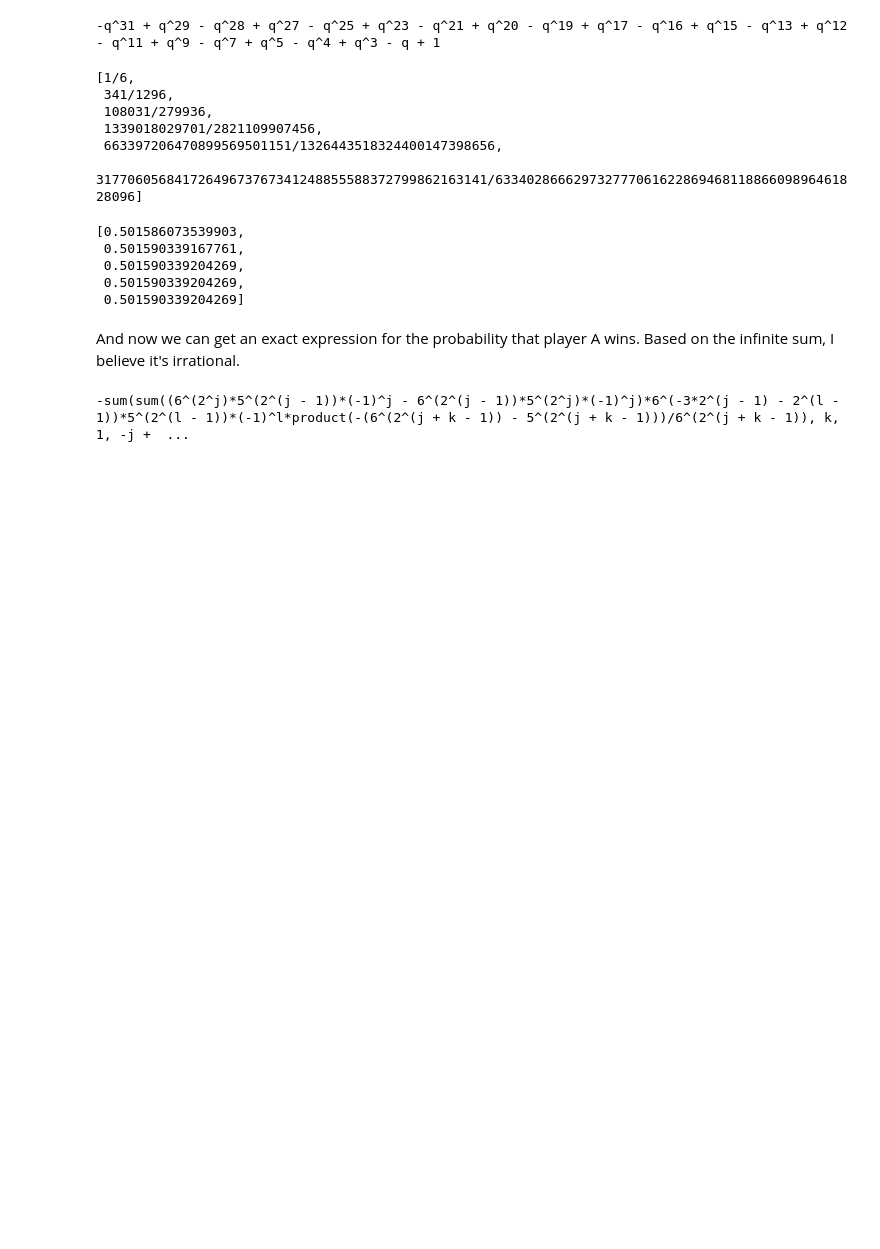
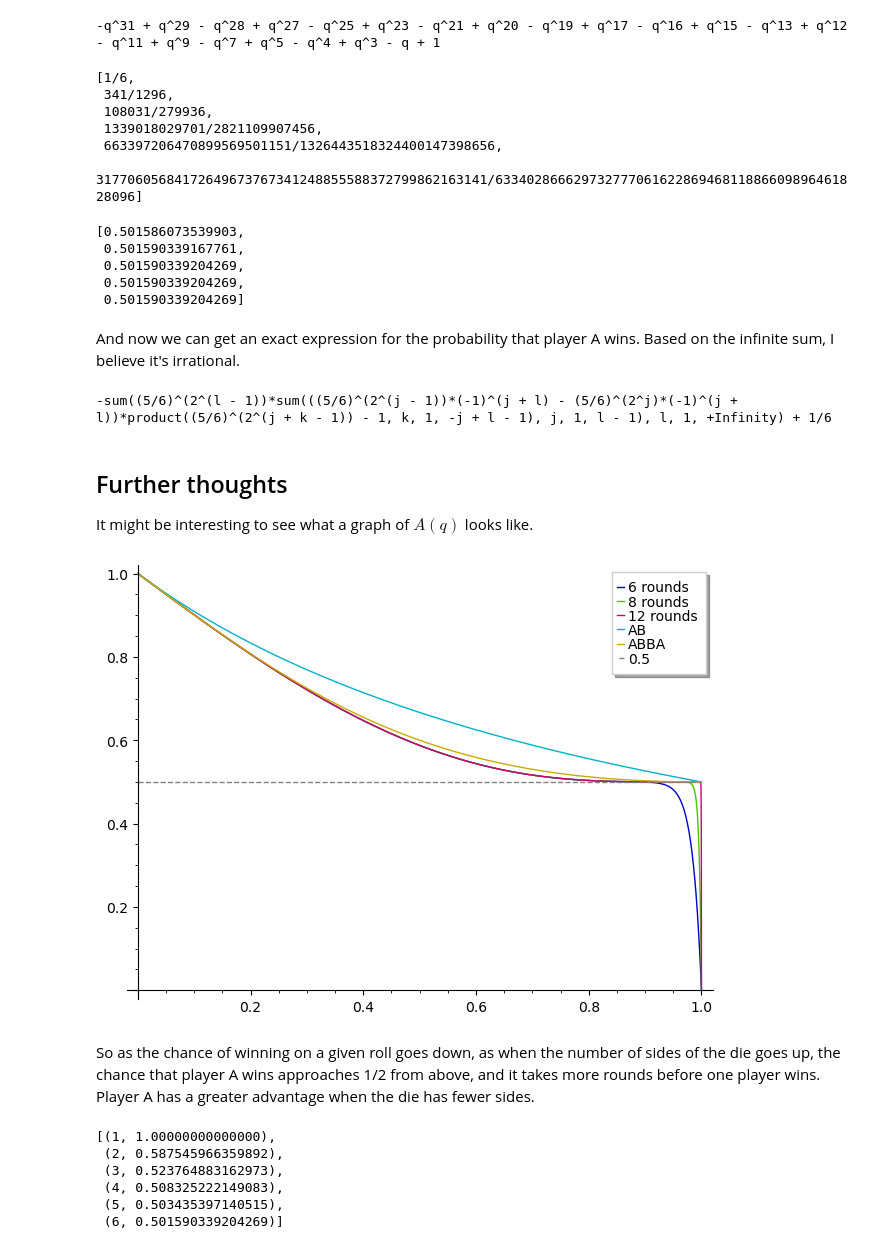
Before and after one commit to qpliu/sunday-puzzle, a Jupyter notebook: riddler/2024/20240726.ipynb, the cells around one changed output. Saved outputs shown, nothing was run; the diff lists cells and outputs as text; code cells hidden in the pictures; blank space fills up the shorter version.

Commit message:
Add further thoughts to fiddler 20240726.

```diff
--- a/riddler/2024/20240726.ipynb
+++ b/riddler/2024/20240726.ipynb
@@ -180,6 +180,27 @@ show([numerical_approx(A(i)(q=5/6).simplify()) for i in [6..10]])
 And now we can get an exact expression for the probability that player A wins.  Based on the
 infinite sum, I believe it's irrational.
 # %%
-A(oo)(q=5/6).simplify_full()
+A(oo)(q=5/6)
 # %% [output]
--sum(sum((6^(2^j)*5^(2^(j - 1))*(-1)^j - 6^(2^(j - 1))*5^(2^j)*(-1)^j)*6^(-3*2^(j - 1) - 2^(l - 1))*5^(2^(l - 1))*(-1)^l*product(-(6^(2^(j + k - 1)) - 5^(2^(j + k - 1)))/6^(2^(j + k - 1)), k, 1, -j +  ...
+-sum((5/6)^(2^(l - 1))*sum(((5/6)^(2^(j - 1))*(-1)^(j + l) - (5/6)^(2^j)*(-1)^(j + l))*product((5/6)^(2^(j + k - 1)) - 1, k, 1, -j + l - 1), j, 1, l - 1), l, 1, +Infinity) + 1/6
+# %% [markdown]
+Further thoughts
+----------------
+It might be interesting to see what a graph of $A(q)$ looks like.
+# %%
+plot([A(i).simplify() for i in [6,8,12]]+[solve(eqn1,w)[0].rhs()(p=1-q),w_abba(p=1-q)],q,0,1,legend_label=["6 rounds","8 rounds","12 rounds","AB","ABBA"]) + plot(0.5,x,0,1,color="gray",linestyle="dashed",legend_label="0.5")
+# %% [output]
+[figure, added]
+# %% [markdown]
+So as the chance of winning on a given roll goes down, as when the number of sides of the die goes up,
+the chance that player A wins approaches 1/2 from above, and it takes more rounds before one player wins.
+Player A has a greater advantage when the die has fewer sides.
+# %%
+[(i,numerical_approx(A(10)(q=(i-1)/i).simplify())) for i in [1..6]]
+# %% [output]
+[(1, 1.00000000000000),
+ (2, 0.587545966359892),
+ (3, 0.523764883162973),
+ (4, 0.508325222149083),
+ (5, 0.503435397140515),
+ (6, 0.501590339204269)]
```
